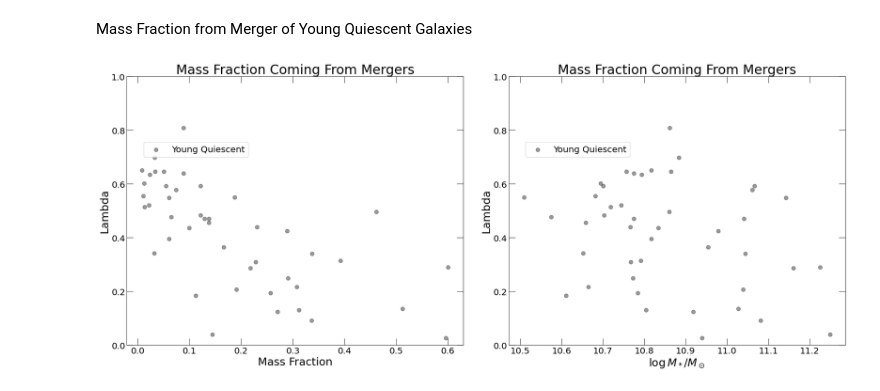
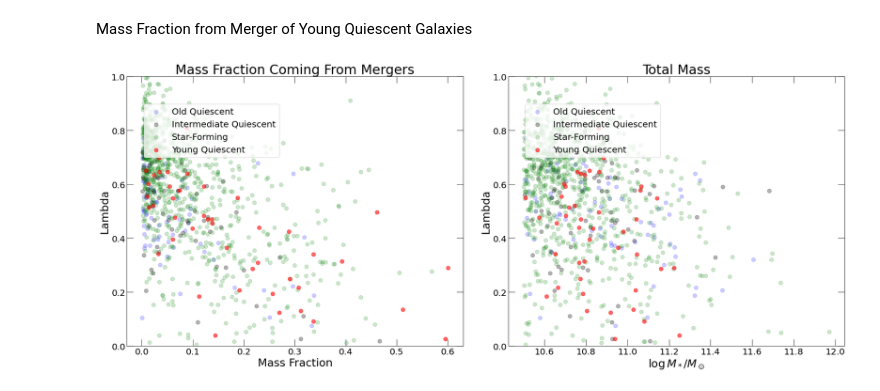
Before and after one commit to moira-andrews/Pathak_2021, a Jupyter notebook: kinematic_plots.ipynb, the cells around one changed output. Drawn from its saved outputs; the diff is of its cells as text; code cells hidden in the pictures.

Commit message:
mass fraction plot updated

```diff
--- a/kinematic_plots.ipynb
+++ b/kinematic_plots.ipynb
@@ -140,38 +140,53 @@ f, (ax1, ax2) = plt.subplots(1, 2, sharex='none', sharey='none', figsize=(24, 10
 f.set_facecolor('w')
 n_bins=50
 redshift=2
-
-#remove young quiescent galaxy merger cut off and plot versus mass
+old = (maximum_merger_ratio_30kpc_current_fraction<1) & old_quiescent_selection
+inter = (maximum_merger_ratio_30kpc_current_fraction<1) & intermediate_quiescent_selection
+SF = (maximum_merger_ratio_30kpc_current_fraction<1) ^ PSB_selection ^ intermediate_quiescent_selection ^ old_quiescent_selection
 PSB = (maximum_merger_ratio_30kpc_current_fraction<1) & PSB_selection
 
+
+ax1.scatter(maximum_merger_ratio_30kpc_current_fraction[old], lam[old], c='b', s=80, alpha=0.2, edgecolors='b', label='Old Quiescent')
+ax1.scatter(maximum_merger_ratio_30kpc_current_fraction[inter], lam[inter], c='k', s=80, alpha=0.3, edgecolors='k', label='Intermediate Quiescent')
+ax1.scatter(maximum_merger_ratio_30kpc_current_fraction[SF], lam[SF], c='g', s=80, alpha=0.2, edgecolors='g', label='Star-Forming')
+
+
 #panel 1: young quiescent galaxies with mergers
-ax1.scatter(maximum_merger_ratio_30kpc_current_fraction[PSB], lam[PSB], c='k', s=80, alpha=0.4, edgecolors='k', label='Young Quiescent')
+ax1.scatter(maximum_merger_ratio_30kpc_current_fraction[PSB], lam[PSB], c='red', s=80, alpha=0.6, edgecolors='red', label='Young Quiescent')
 
 ax1.legend(loc=(0.05, 0.7), fontsize=20, frameon=True)
 ax1.set_ylim(0, 1)
 ax1.set_xlabel('Mass Fraction', fontsize=25)
 ax1.set_ylabel('Lambda', fontsize=25)
 ax1.set_yscale('linear')
 ax1.set_title('Mass Fraction Coming From Mergers', fontsize=30)
 ax1.tick_params(which='major', length=15)
 ax1.tick_params(which='minor', length=7)
 ax1.tick_params(direction='in', which='both', labelsize=20, bottom=True, top=True, left=True, right=True)
-plt.savefig('mass_frac.png',dpi = 200)
 
 
-ax2.scatter(total_mass[PSB], lam[PSB], c='k', s=80, alpha=0.4, edgecolors='k', label='Young Quiescent')
+
+ax2.scatter(total_mass[old], lam[old], c='b', s=80, alpha=0.2, edgecolors='b', label='Old Quiescent')
+ax2.scatter(total_mass[inter], lam[inter], c='k', s=80, alpha=0.3, edgecolors='k', label='Intermediate Quiescent')
+ax2.scatter(total_mass[SF], lam[SF], c='g', s=80, alpha=0.2, edgecolors='g', label='Star-Forming')
+
+ax2.scatter(total_mass[PSB], lam[PSB], c='r', s=80, alpha=0.6, edgecolors='r', label='Young Quiescent')
+
+
 
 ax2.legend(loc=(0.05, 0.7), fontsize=20, frameon=True)
 ax2.set_ylim(0, 1)
 ax2.set_xlabel('$\log \, M_*/M_\odot$', fontsize=25)
 ax2.set_ylabel('Lambda', fontsize=25)
 ax2.set_yscale('linear')
-ax2.set_title('Mass Fraction Coming From Mergers', fontsize=30)
+ax2.set_title('Total Mass', fontsize=30)
 ax2.tick_params(which='major', length=15)
 ax2.tick_params(which='minor', length=7)
 ax2.tick_params(direction='in', which='both', labelsize=20, bottom=True, top=True, left=True, right=True)
 
 
 f.tight_layout(w_pad=4, h_pad=10)
+
+plt.savefig('mass_frac_all.png',dpi = 200)
 # %% [output]
-[figure, old version]
+[figure, new version]
```
